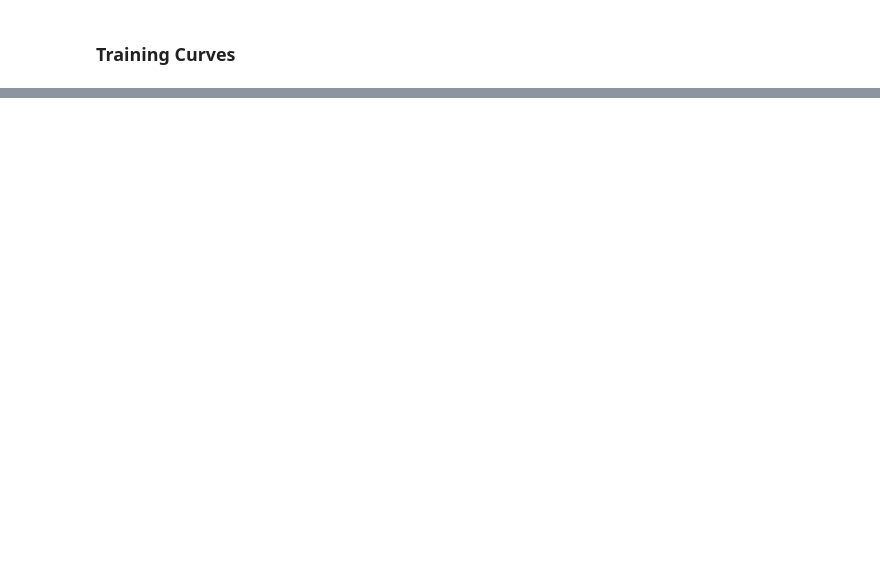
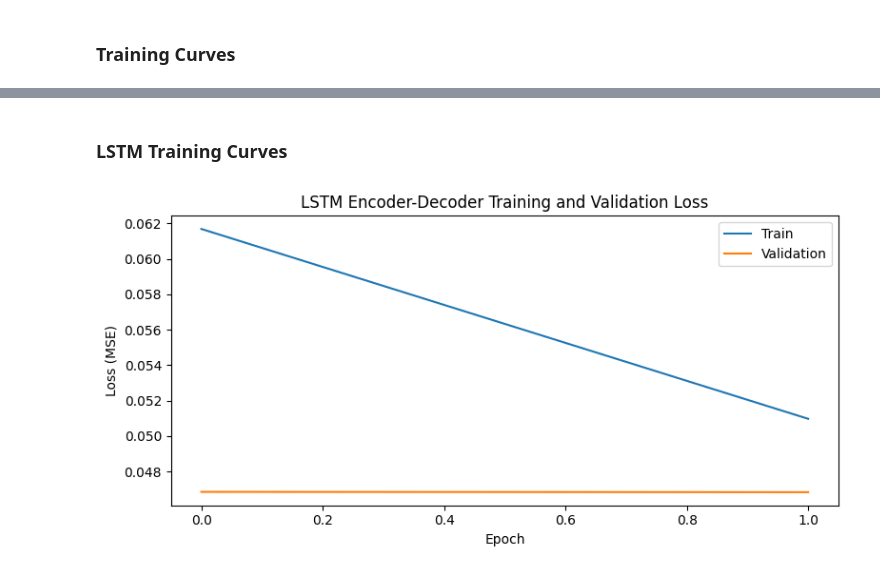
Before and after one commit to giulatona/iecon2025_tutorial, a Jupyter notebook: notebooks/03_forecasting_models.ipynb, the cells around one changed output, grey strips where cells are left out. Drawn from its saved outputs; the diff is of its cells as text; code cells hidden in the pictures; blank space fills up the shorter version.

```diff
--- a/notebooks/03_forecasting_models.ipynb
+++ b/notebooks/03_forecasting_models.ipynb
@@ -593,0 +565,30 @@ plt.show()
+# %%
+class EncoderDecoderLSTM(keras.Model):
+    """Simple encoder-decoder LSTM for multi-step forecasting."""
+    def __init__(self, latent_dim, forecast_horizon, target_dim, dropout_rate=0.0):
+        super().__init__()
+        self.encoder = keras.layers.LSTM(
+            latent_dim,
+            return_state=True,
+            name="encoder_lstm"
+        )
+        self.dropout = keras.layers.Dropout(dropout_rate, name="encoder_dropout") if dropout_rate > 0 else None
+        # we repeat the context vector for each time step in the forecast horizon
+        self.repeat = keras.layers.RepeatVector(forecast_horizon, name="repeat_context")
+        self.decoder = keras.layers.LSTM(
+            latent_dim,
+            return_sequences=True,
+            name="decoder_lstm"
+        )
+        self.projection = keras.layers.Dense(target_dim, name="forecast_dense") # it is automatically applied to each time step
+
+    def call(self, inputs, training=False):
+        encoder_output, state_h, state_c = self.encoder(inputs)
+        if self.dropout is not None and training:
+            encoder_output = self.dropout(encoder_output, training=training)
+        repeated = self.repeat(encoder_output)
+
+        # the decoder receives at each time step the result of the encoding repeated
+        # and as initial state the final state of the encoder
+        decoder_output = self.decoder(repeated, initial_state=[state_h, state_c])
+        return self.projection(decoder_output)
@@ -593,0 +659,16 @@ plt.show()
+# %% [markdown]
+### LSTM Training Curves
+# %%
+if lstm_history is None:
+    raise ValueError("Run the LSTM training cell before plotting the learning curves.")
+
+lstm_history_df = pd.DataFrame(lstm_history.history)
+ax = lstm_history_df[["loss", "val_loss"]].plot(figsize=(8, 4))
+ax.set_xlabel("Epoch")
+ax.set_ylabel("Loss (MSE)")
+ax.set_title("LSTM Encoder-Decoder Training and Validation Loss")
+ax.legend(["Train", "Validation"])
+plt.tight_layout()
+plt.show()
+# %% [output]
+[figure, added]
```
Also changed, not shown: parts of 34 cells of this notebook.
